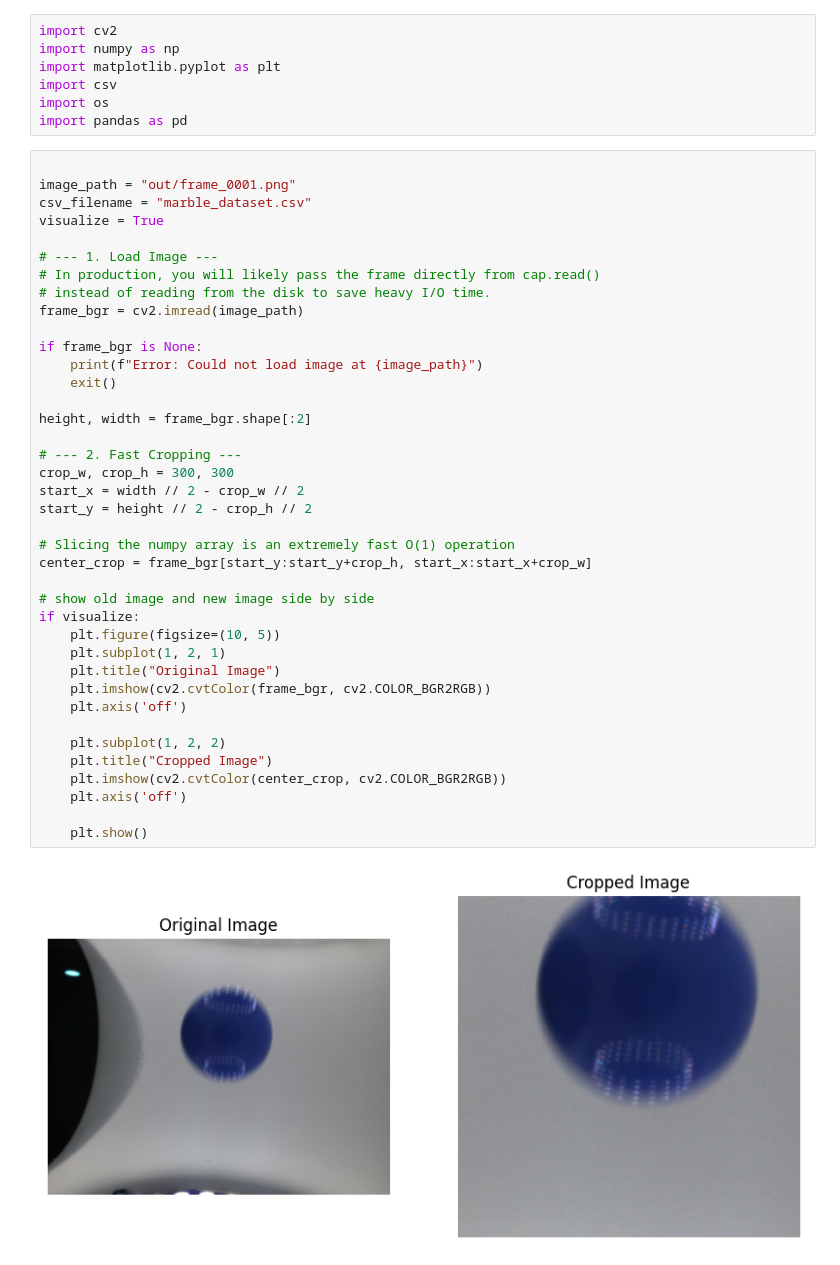
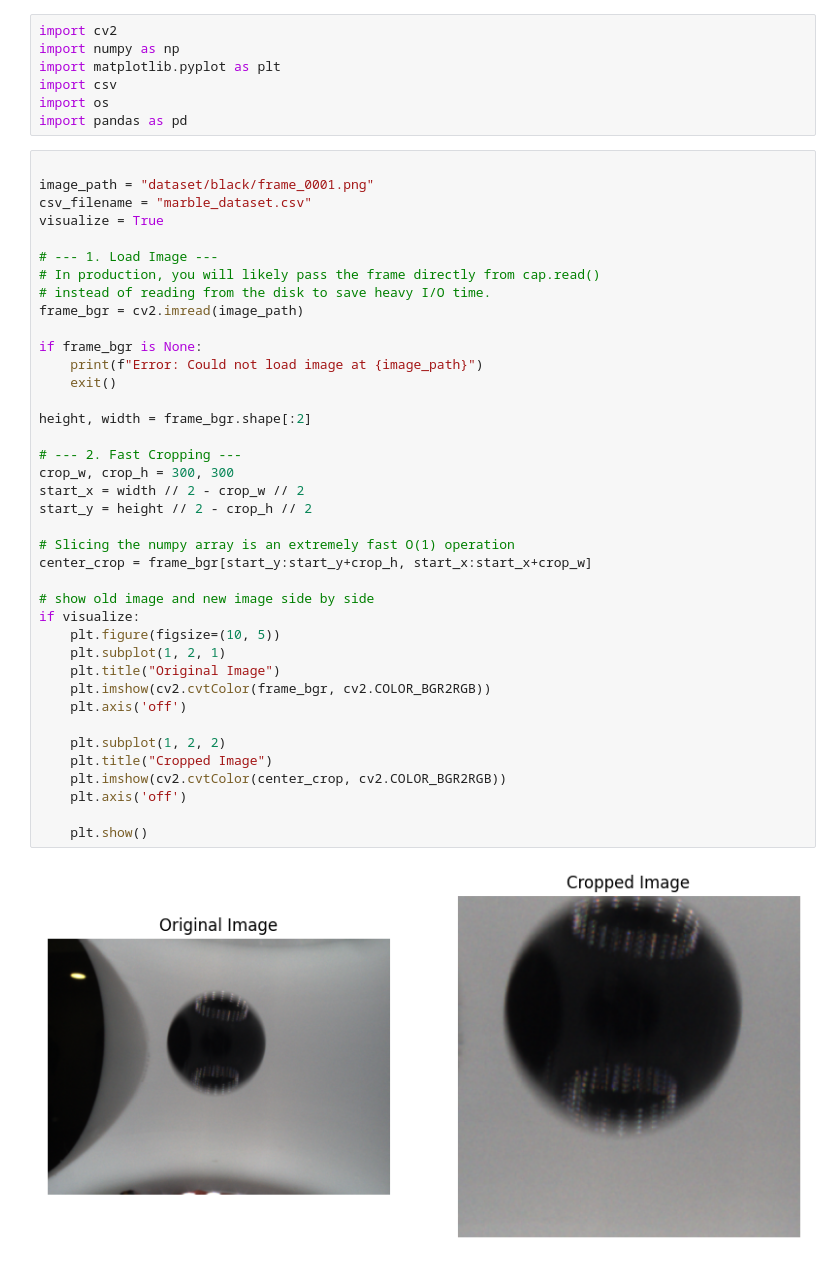
Before and after one commit to ITLab-CC/Sorter, a Jupyter notebook: test.ipynb, the cells around one changed output. Cells and saved outputs as stored; diff of their text form.

Commit message:
✨ Create dataset

```diff
--- a/test.ipynb
+++ b/test.ipynb
@@ -41,7 +44,7 @@ import os
 import pandas as pd
 # %%
 
-image_path = "out/frame_0001.png"
+image_path = "dataset/black/frame_0001.png"
 csv_filename = "marble_dataset.csv"
 visualize = True
 
@@ -52,34 +55,34 @@ frame_bgr = cv2.imread(image_path)
 
 if frame_bgr is None:
     print(f"Error: Could not load image at {image_path}")
     exit()
 
 height, width = frame_bgr.shape[:2]
 
 # --- 2. Fast Cropping ---
 crop_w, crop_h = 300, 300
 start_x = width // 2 - crop_w // 2
 start_y = height // 2 - crop_h // 2
 
 # Slicing the numpy array is an extremely fast O(1) operation
 center_crop = frame_bgr[start_y:start_y+crop_h, start_x:start_x+crop_w]
 
 # show old image and new image side by side
 if visualize:
     plt.figure(figsize=(10, 5))
     plt.subplot(1, 2, 1)
     plt.title("Original Image")
     plt.imshow(cv2.cvtColor(frame_bgr, cv2.COLOR_BGR2RGB))
     plt.axis('off')
 
     plt.subplot(1, 2, 2)
     plt.title("Cropped Image")
     plt.imshow(cv2.cvtColor(center_crop, cv2.COLOR_BGR2RGB))
     plt.axis('off')
 
     plt.show()
 # %% [output]
-[figure, old version]
+[figure, new version]
 # %%
 # --- 3. Optimized Processing ---
 # Convert ONLY the small 300x300 crop to Grayscale (faster than converting the whole image)
```
Also changed, not shown: parts of 5 cells of this notebook, 8 other files.
